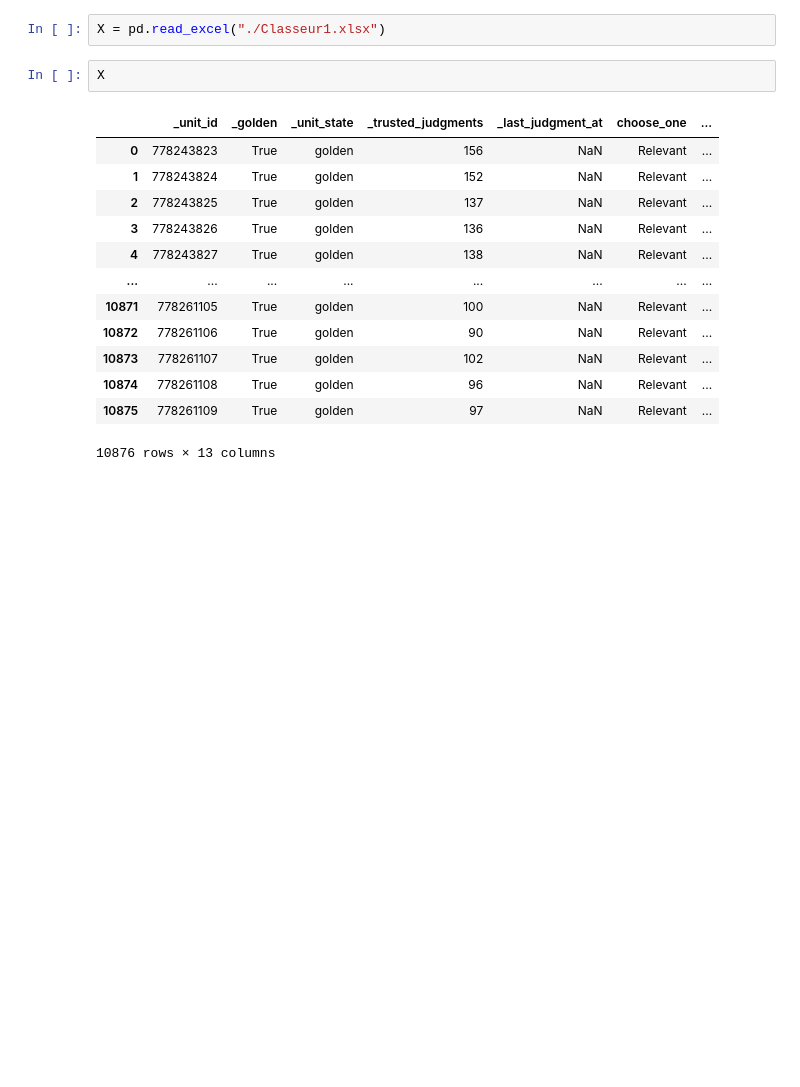
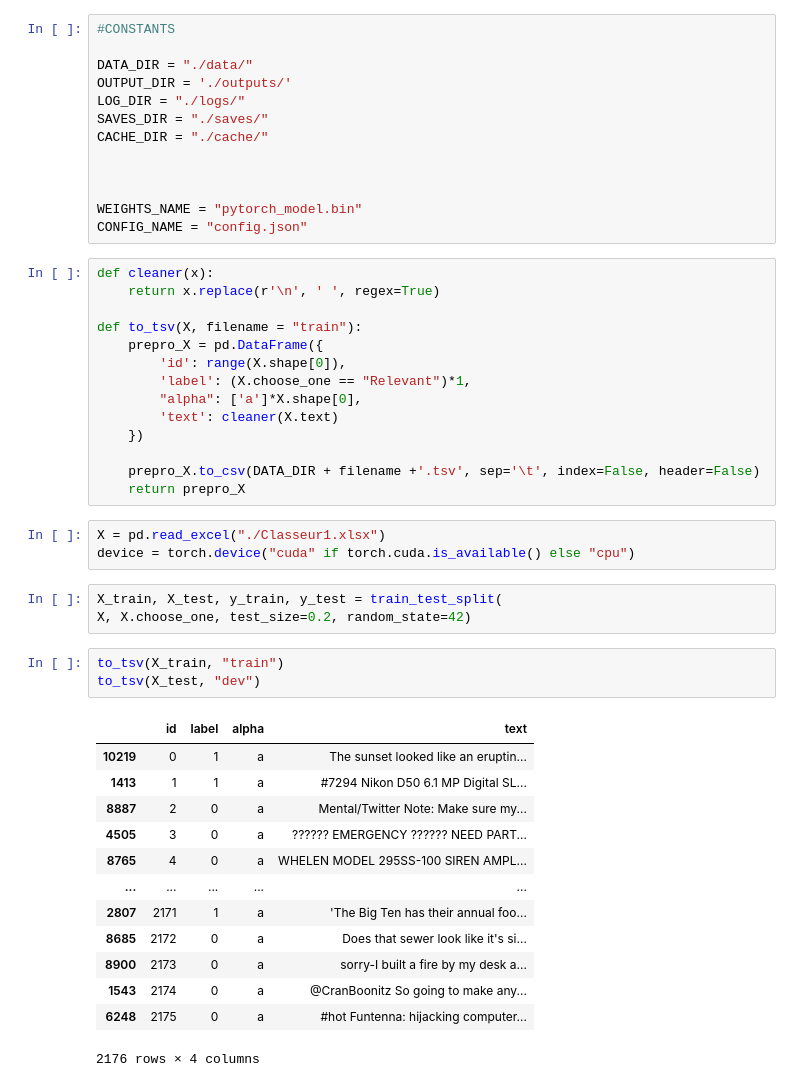
Before and after one commit to Simon-Free/nlp_ensae_2020, a Jupyter notebook: nlp.ipynb, the cells around one changed output. Drawn from its saved outputs; the diff is of its cells as text; blank space fills up the shorter version.

```diff
--- a/nlp.ipynb
+++ b/nlp.ipynb
@@ -4,18 +18,50 @@ import numpy as np
+# %%
+#CONSTANTS
+
+DATA_DIR = "./data/"
+OUTPUT_DIR = './outputs/'
+LOG_DIR = "./logs/"
+SAVES_DIR = "./saves/"
+CACHE_DIR = "./cache/"
+
+
+
+WEIGHTS_NAME = "pytorch_model.bin"
+CONFIG_NAME = "config.json"
+# %%
+def cleaner(x):
+    return x.replace(r'\n', ' ', regex=True)
+
+def to_tsv(X, filename = "train"):
+    prepro_X = pd.DataFrame({
+        'id': range(X.shape[0]),
+        'label': (X.choose_one == "Relevant")*1,
+        "alpha": ['a']*X.shape[0],
+        'text': cleaner(X.text)
+    })
+
+    prepro_X.to_csv(DATA_DIR + filename +'.tsv', sep='\t', index=False, header=False)
+    return prepro_X
 # %%
 X = pd.read_excel("./Classeur1.xlsx")
+device = torch.device("cuda" if torch.cuda.is_available() else "cpu")
-# %%
-X
-# %% [output]
-|  | _unit_id | _golden | _unit_state | _trusted_judgments | _last_judgment_at | choose_one | ... |
-| 0 | 778243823 | True | golden | 156 | NaN | Relevant | ... |
-| 1 | 778243824 | True | golden | 152 | NaN | Relevant | ... |
-| 2 | 778243825 | True | golden | 137 | NaN | Relevant | ... |
-| 3 | 778243826 | True | golden | 136 | NaN | Relevant | ... |
-| 4 | 778243827 | True | golden | 138 | NaN | Relevant | ... |
-| ... | ... | ... | ... | ... | ... | ... | ... |
-| 10871 | 778261105 | True | golden | 100 | NaN | Relevant | ... |
-| 10872 | 778261106 | True | golden | 90 | NaN | Relevant | ... |
-| 10873 | 778261107 | True | golden | 102 | NaN | Relevant | ... |
-| 10874 | 778261108 | True | golden | 96 | NaN | Relevant | ... |
-| 10875 | 778261109 | True | golden | 97 | NaN | Relevant | ... |
-10876 rows × 13 columns
+# %%
+X_train, X_test, y_train, y_test = train_test_split(
+X, X.choose_one, test_size=0.2, random_state=42)
+# %%
+to_tsv(X_train, "train")
+to_tsv(X_test, "dev")
+# %% [output]
+|  | id | label | alpha | text |
+| 10219 | 0 | 1 | a | The sunset looked like an eruptin... |
+| 1413 | 1 | 1 | a | #7294 Nikon D50 6.1 MP Digital SL... |
+| 8887 | 2 | 0 | a | Mental/Twitter Note: Make sure my... |
+| 4505 | 3 | 0 | a | ?????? EMERGENCY ?????? NEED PART... |
+| 8765 | 4 | 0 | a | WHELEN MODEL 295SS-100 SIREN AMPL... |
+| ... | ... | ... | ... | ... |
+| 2807 | 2171 | 1 | a | 'The Big Ten has their annual foo... |
+| 8685 | 2172 | 0 | a | Does that sewer look like it's si... |
+| 8900 | 2173 | 0 | a | sorry-I built a fire by my desk a... |
+| 1543 | 2174 | 0 | a | @CranBoonitz So going to make any... |
+| 6248 | 2175 | 0 | a | #hot Funtenna: hijacking computer... |
+2176 rows × 4 columns
```
Also changed, not shown: parts of 30 cells of this notebook, 10 other files.
